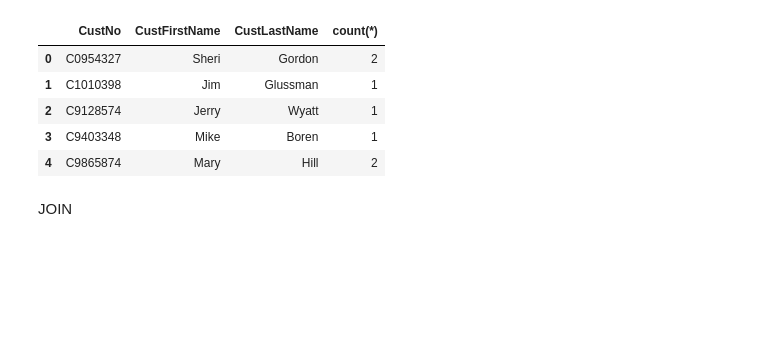
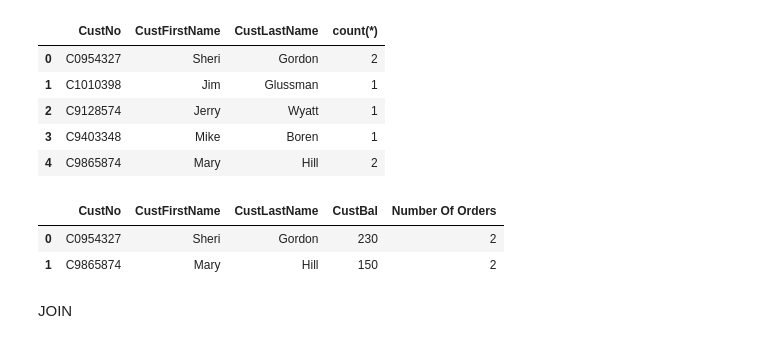
Before and after one commit to ogut77/BA, a Jupyter notebook: MultipleTable2.ipynb, the cells around one changed output. Drawn from its saved outputs; the diff is of its cells as text; code cells hidden in the pictures; blank space fills up the shorter version.

```diff
--- a/MultipleTable2.ipynb
+++ b/MultipleTable2.ipynb
@@ -489,13 +489,22 @@ Q19
 | 3 | C9403348 | Mike | Boren | 1 |
 | 4 | C9865874 | Mary | Hill | 2 |
 # %%
-#20. List the customer number, name (first and last), and balance of Washington
-#customers who have placed one or more orders in February 2017. Remove duplicate rows from the result.
+#20. List the customer number, name (first and last),number of orders and balance of Washington
+#customers who have placed one or more orders in January 2017.
 txt='''
-
+Select OrderTbl.CustNo,CustFirstName,CustLastName,CustBal,count(*) as 'Number Of Orders'
+From Customer, OrderTbl
+Where Customer.CustNo=OrderTbl.CustNo and strftime('%m', date(OrdDate)) ='01' and strftime('%Y', date(OrdDate))='2017'
+and CustState='CO'
+Group by OrderTbl.CustNo,CustFirstName,CustLastName
+Having count(*)>1
 '''
 Q20 =  psql.sqldf(txt)
 Q20
+# %% [output]
+|  | CustNo | CustFirstName | CustLastName | CustBal | Number Of Orders |
+| 0 | C0954327 | Sheri | Gordon | 230 | 2 |
+| 1 | C9865874 | Mary | Hill | 150 | 2 |
 # %% [markdown]
 JOIN
 # %%
```
